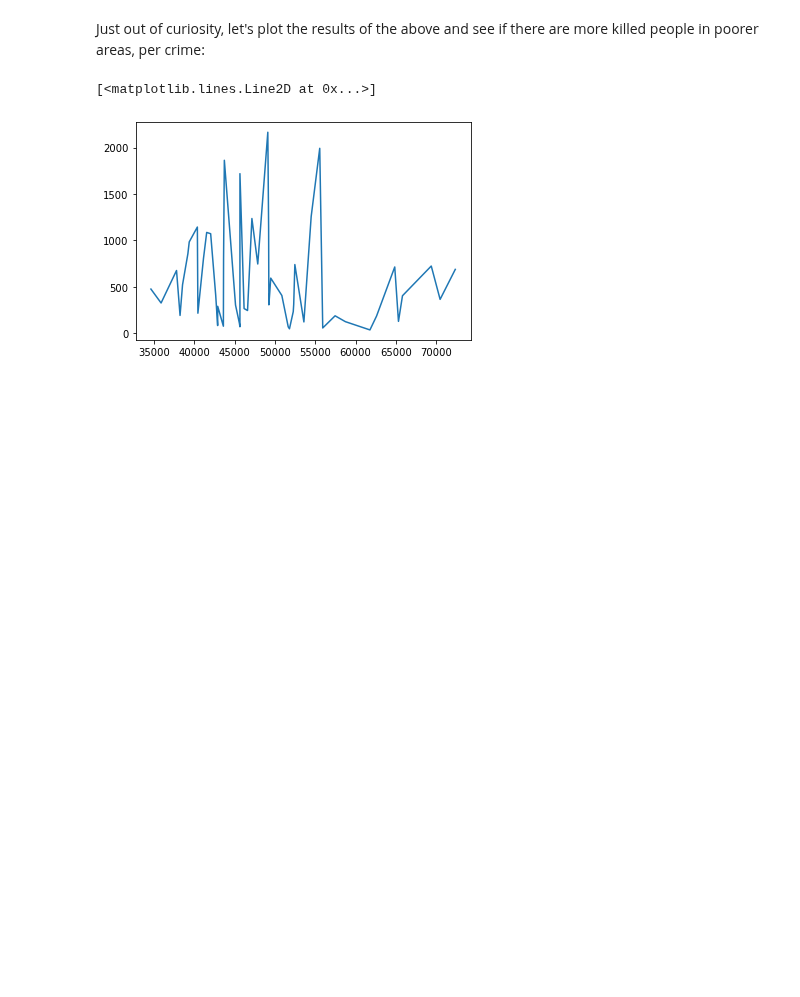
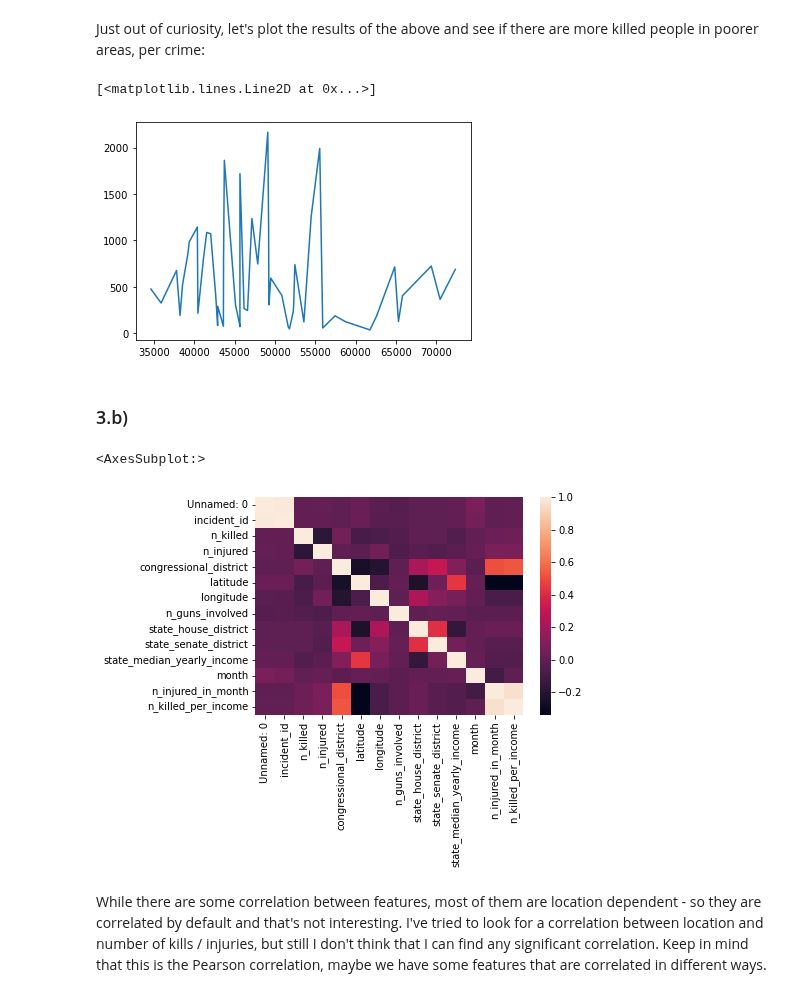
Before and after one commit to razbareli/Applied-Competitive-Lab-in-Data-Science-67818, a Jupyter notebook: week2/sol2.ipynb, the cells around one changed output. Cells and saved outputs as stored; diff of their text form; code cells hidden in the pictures; blank space fills up the shorter version.

```diff
--- a/week2/sol2.ipynb
+++ b/week2/sol2.ipynb
@@ -427,3 +427,12 @@ plt.plot(p['state_median_yearly_income'], p['n_killed_per_income'])
 # %% [output]
 [<matplotlib.lines.Line2D at 0x...>]
 [figure]
+# %% [markdown]
+### 3.b)
+# %%
+sns.heatmap(pd.DataFrame(df).corr())
+# %% [output]
+<AxesSubplot:>
+[figure, added]
+# %% [markdown]
+While there are some correlation between features, most of them are location dependent - so they are correlated by default and that's not interesting. I've tried to look for a correlation between location and number of kills / injuries, but still I don't think that I can find any significant correlation. Keep in mind that this is the Pearson correlation, maybe we have some features that are correlated in different ways.
```
Also changed, not shown: parts of 2 cells of this notebook.
